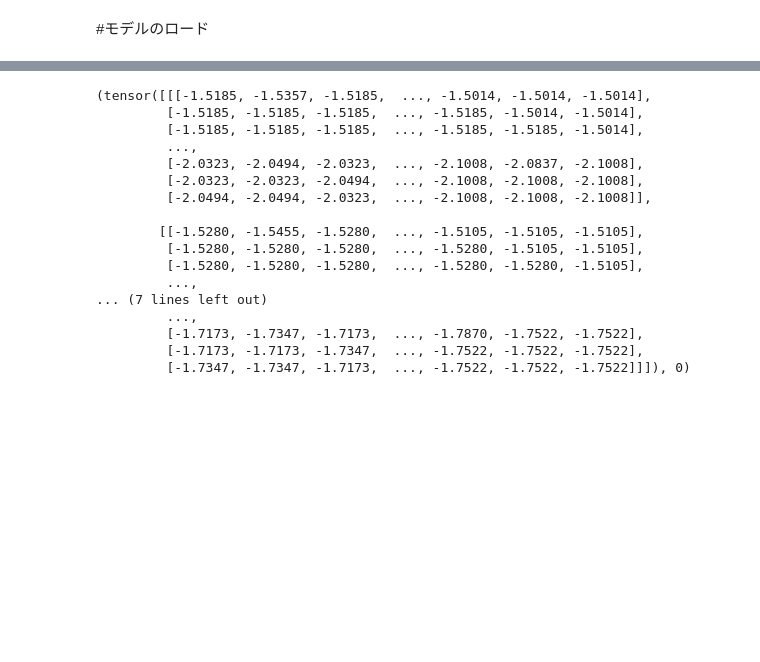
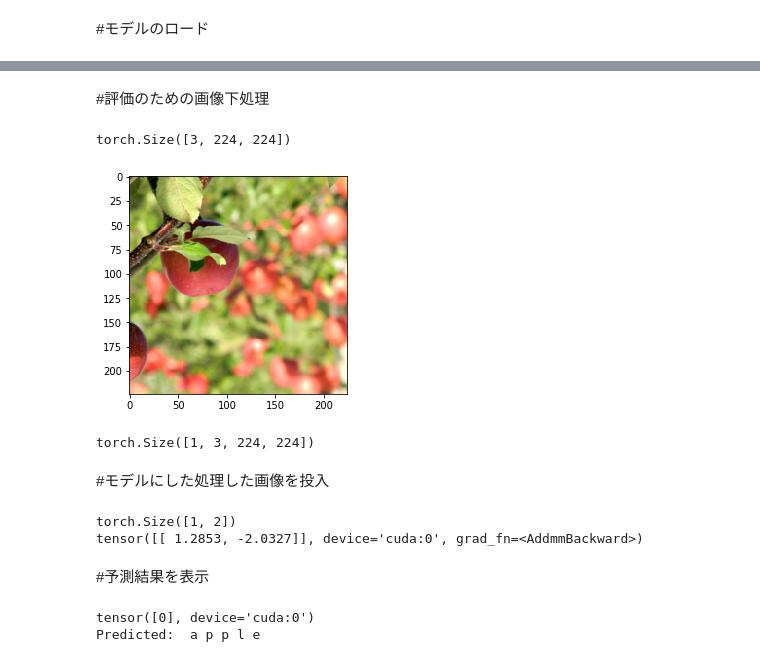
Before and after one commit to ykitaguchi77/AdvancedPytorch_Colab, a Jupyter notebook: Pytorch Applstra_予測結果を1つずつ表示.ipynb, the cells around one changed output, grey strips where cells are left out. Saved outputs shown, nothing was run; the diff lists cells and outputs as text; code cells hidden in the pictures; blank space fills up the shorter version.

```diff
--- a/Pytorch Applstra_予測結果を1つずつ表示.ipynb
+++ b/Pytorch Applstra_予測結果を1つずつ表示.ipynb
@@ -157,20 +74,46 @@ validating data set_total：2
-# %%
-print(image_datasets['val'][1])
-# %% [output]
-(tensor([[[-1.5185, -1.5357, -1.5185,  ..., -1.5014, -1.5014, -1.5014],
-         [-1.5185, -1.5185, -1.5185,  ..., -1.5185, -1.5014, -1.5014],
-         [-1.5185, -1.5185, -1.5185,  ..., -1.5185, -1.5185, -1.5014],
-         ...,
-         [-2.0323, -2.0494, -2.0323,  ..., -2.1008, -2.0837, -2.1008],
-         [-2.0323, -2.0323, -2.0494,  ..., -2.1008, -2.1008, -2.1008],
-         [-2.0494, -2.0494, -2.0323,  ..., -2.1008, -2.1008, -2.1008]],
-
-        [[-1.5280, -1.5455, -1.5280,  ..., -1.5105, -1.5105, -1.5105],
-         [-1.5280, -1.5280, -1.5280,  ..., -1.5280, -1.5105, -1.5105],
-         [-1.5280, -1.5280, -1.5280,  ..., -1.5280, -1.5280, -1.5105],
-         ...,
-... (7 lines left out)
-         ...,
-         [-1.7173, -1.7347, -1.7173,  ..., -1.7870, -1.7522, -1.7522],
-         [-1.7173, -1.7173, -1.7347,  ..., -1.7522, -1.7522, -1.7522],
-         [-1.7347, -1.7347, -1.7173,  ..., -1.7522, -1.7522, -1.7522]]]), 0)
+# %% [markdown]
+#評価のための画像下処理
+# %%
+#変形した画像を表示する
+transform = transforms.Compose([
+        transforms.Resize(256),
+        transforms.CenterCrop(224)])
+image_transformed = transform(image)
+plt.imshow(np.array(image_transformed))
+
+#テンソルに変換してさらにnormalize
+transform = transforms.Compose([
+        transforms.Resize(256),
+        transforms.CenterCrop(224),
+        transforms.ToTensor(),
+        transforms.Normalize([0.485, 0.456, 0.406], [0.229, 0.224, 0.225])])
+image_tensor = transform(image)
+print(image_tensor.shape)
+# %% [output]
+torch.Size([3, 224, 224])
+[figure, added]
+# %%
+#バッチサイズの次元を先頭に追加した4Dテンソルに変換
+image_tensor.unsqueeze_(0)
+print(image_tensor.size())  # torch.Size([1, 3, 224, 224])
+
+image_tensor = image_tensor.to(device) #model_ftをGPUに載せる
+# %% [output]
+torch.Size([1, 3, 224, 224])
+# %% [markdown]
+#モデルにした処理した画像を投入
+# %%
+output = model_ft(Variable(image_tensor))
+print(out.size())  # torch.Size([1, 1000])
+print(output)
+# %% [output]
+torch.Size([1, 2])
+tensor([[ 1.2853, -2.0327]], device='cuda:0', grad_fn=<AddmmBackward>)
+# %% [markdown]
+#予測結果を表示
+# %%
+_, pred = torch.max(output, 1)
+print('Predicted: ', ' '.join('%5s' % class_name[pred]))
+# %% [output]
+tensor([0], device='cuda:0')
+Predicted:  a p p l e
```
Also changed, not shown: parts of 8 cells of this notebook.
